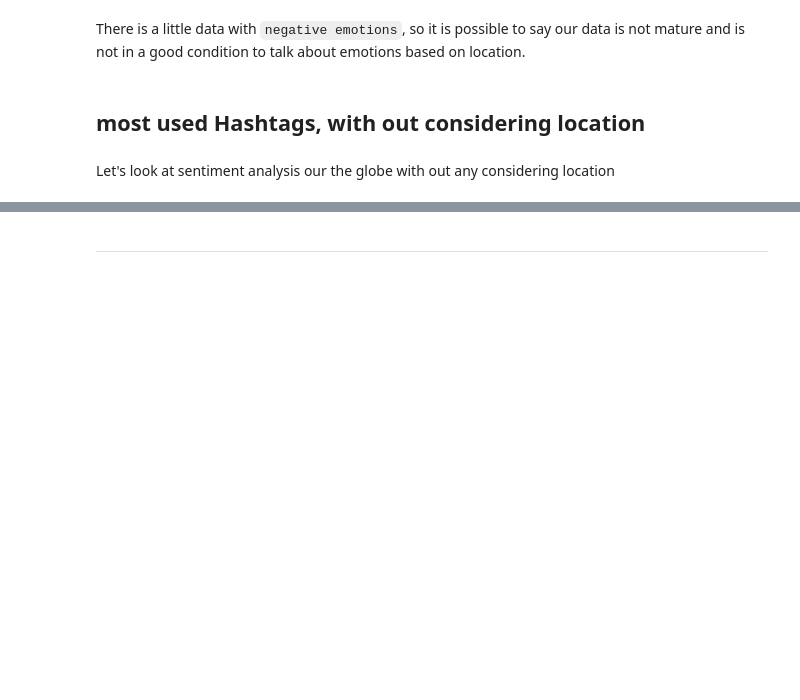
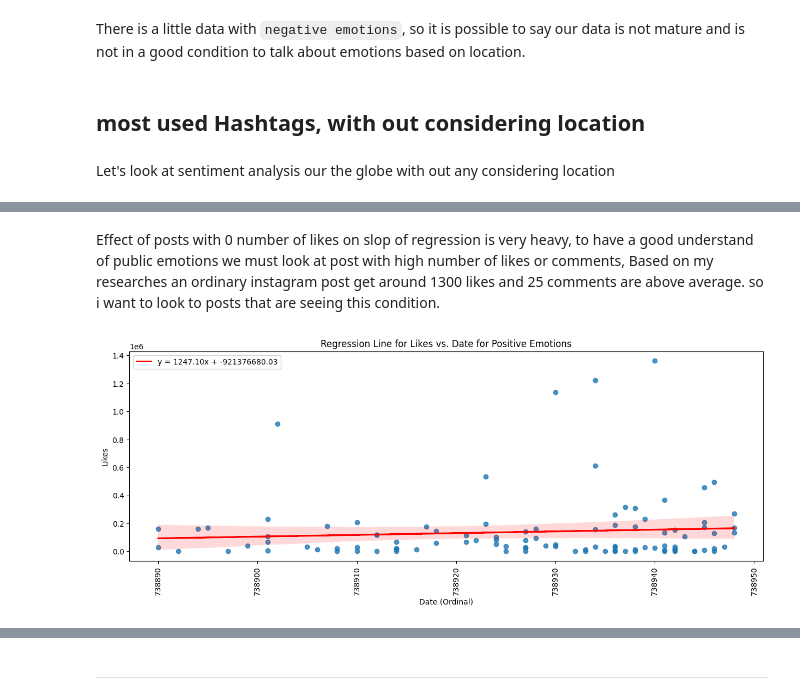
Before and after one commit to saeedshirani/Inastagram-data-analysis, a Jupyter notebook: 4.EDA/EDA.ipynb, the cells around one changed output, grey strips where cells are left out. Drawn from its saved outputs; the diff is of its cells as text; code cells hidden in the pictures; blank space fills up the shorter version.

```diff
--- a/4.EDA/EDA.ipynb
+++ b/4.EDA/EDA.ipynb
@@ -207,0 +257,29 @@ TypeError: unsupported operand type(s) for *: 'Timestamp' and 'float'
+# %% [markdown]
+Effect of posts with 0 number of likes on slop of regression is very heavy, to have a good understand of public emotions we must look at post with high number of likes or comments, Based on my researches an ordinary instagram post get around 1300 likes and 25 comments are above average. so i want to look to posts that are seeing this condition.
+# %%
+filtered_data = non_locational_data.loc[
+    (non_locational_data["date"] > '2024-01-01') &
+    (non_locational_data["engagement_rate(%)"] >= 3.5) &
+    (non_locational_data["most_powerful_emotion"] == "pos")
+].copy()
+
+
+plt.figure(figsize=(15, 5))
+sns.regplot(data=filtered_data, x="date_ordinal", y="likes", line_kws={"color": "red"})
+plt.xticks(rotation=90)
+
+model = LinearRegression()
+model.fit(filtered_data[["date_ordinal"]], filtered_data["likes"])
+
+slope = model.coef_[0]
+intercept = model.intercept_
+
+plt.plot(filtered_data["date_ordinal"], model.predict(filtered_data[["date_ordinal"]]), color='red', label=f'y = {slope:.2f}x + {intercept:.2f}')
+
+plt.xlabel('Date (Ordinal)')
+plt.ylabel('Likes')
+plt.title('Regression Line for Likes vs. Date for Positive Emotions')
+plt.legend()
+plt.show()
+# %% [output]
+[figure, added]
```
Also changed, not shown: parts of 16 cells of this notebook.
